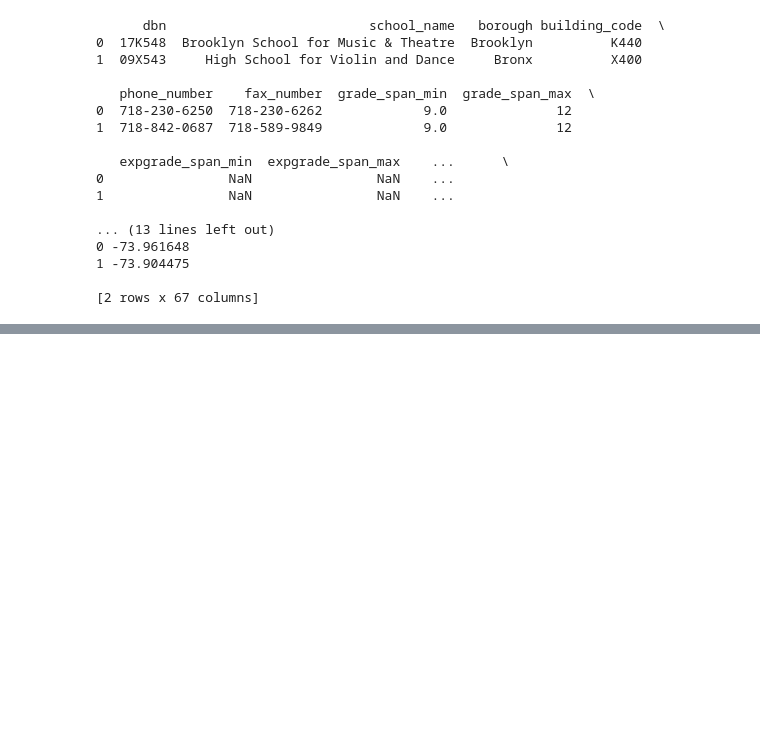
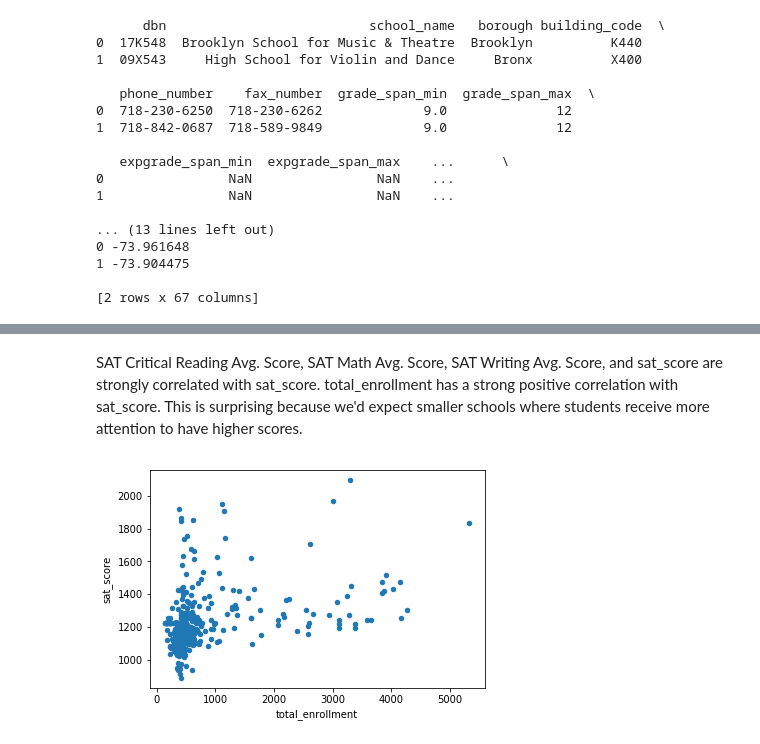
Before and after one commit to aaroncfo/PythonDA, a Jupyter notebook: 2.IntermediatePython&Pandas/4.DataCleaning/1.DataCleaningWalkthrough.ipynb, the cells around one changed output, grey strips where cells are left out. Drawn from its saved outputs; the diff is of its cells as text; code cells hidden in the pictures; blank space fills up the shorter version.

```diff
--- a/2.IntermediatePython&Pandas/4.DataCleaning/1.DataCleaningWalkthrough.ipynb
+++ b/2.IntermediatePython&Pandas/4.DataCleaning/1.DataCleaningWalkthrough.ipynb
@@ -250,0 +374,6 @@ print(data['hs_directory'].head(2))
+# %%
+#Converting AP Test Scores
+cols = ['AP Test Takers ', 'Total Exams Taken', 'Number of Exams with scores 3 4 or 5']
+for c in cols:
+    data['ap_2010'][c] = pd.to_numeric(data['ap_2010'][c], errors = 'coerce')
+data['ap_2010'].dtypes
@@ -250,0 +389,10 @@ print(data['hs_directory'].head(2))
+# %%
+combined = data["sat_results"]
+combined = combined.merge(data['ap_2010'], how = 'left', on = 'DBN')
+combined = combined.merge(data['graduation'], how = 'left', on ='DBN')
+combined = combined.merge(data['class_size'], how = 'inner', on = 'DBN')
+combined = combined.merge(data['demographics'], how = 'inner', on = 'DBN')
+combined = combined.merge(data['survey'], how = 'inner', on = 'DBN')
+combined = combined.merge(data['hs_directory'], how = 'inner', on = 'DBN')
+combined.head()
+combined.shape
@@ -250,0 +405,6 @@ print(data['hs_directory'].head(2))
+# %%
+# Filling missing values
+means = combined.mean()
+combined = combined.fillna(means)
+combined = combined.fillna(0)
+print(combined.head())
@@ -250,0 +431,6 @@ print(data['hs_directory'].head(2))
+# %%
+def get_first_two_chars(dbn):
+    return dbn[0:2]
+
+combined["school_dist"] = combined["DBN"].apply(get_first_two_chars)
+print(combined["school_dist"].head())
@@ -250,0 +480,8 @@ print(data['hs_directory'].head(2))
+# %% [markdown]
+SAT Critical Reading Avg. Score, SAT Math Avg. Score, SAT Writing Avg. Score, and sat_score are strongly correlated with sat_score. total_enrollment has a strong positive correlation with sat_score. This is surprising because we'd expect smaller schools where students receive more attention to have higher scores.
+# %%
+#Create a scatterplot of total_enrollment versus sat_score.
+combined.plot.scatter('total_enrollment','sat_score')
+plt.show()
+# %% [output]
+[figure, added]
```
Also changed, not shown: parts of 25 cells of this notebook, 2 other files.
